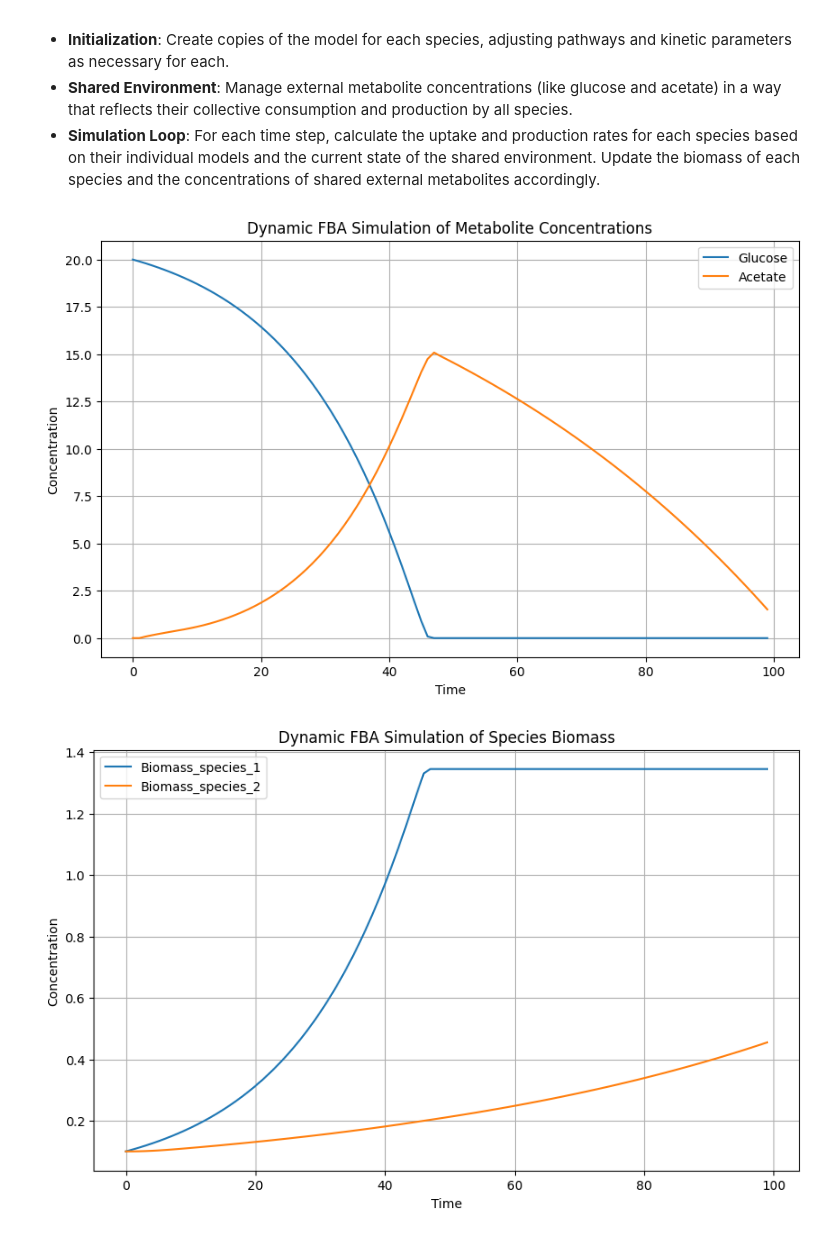
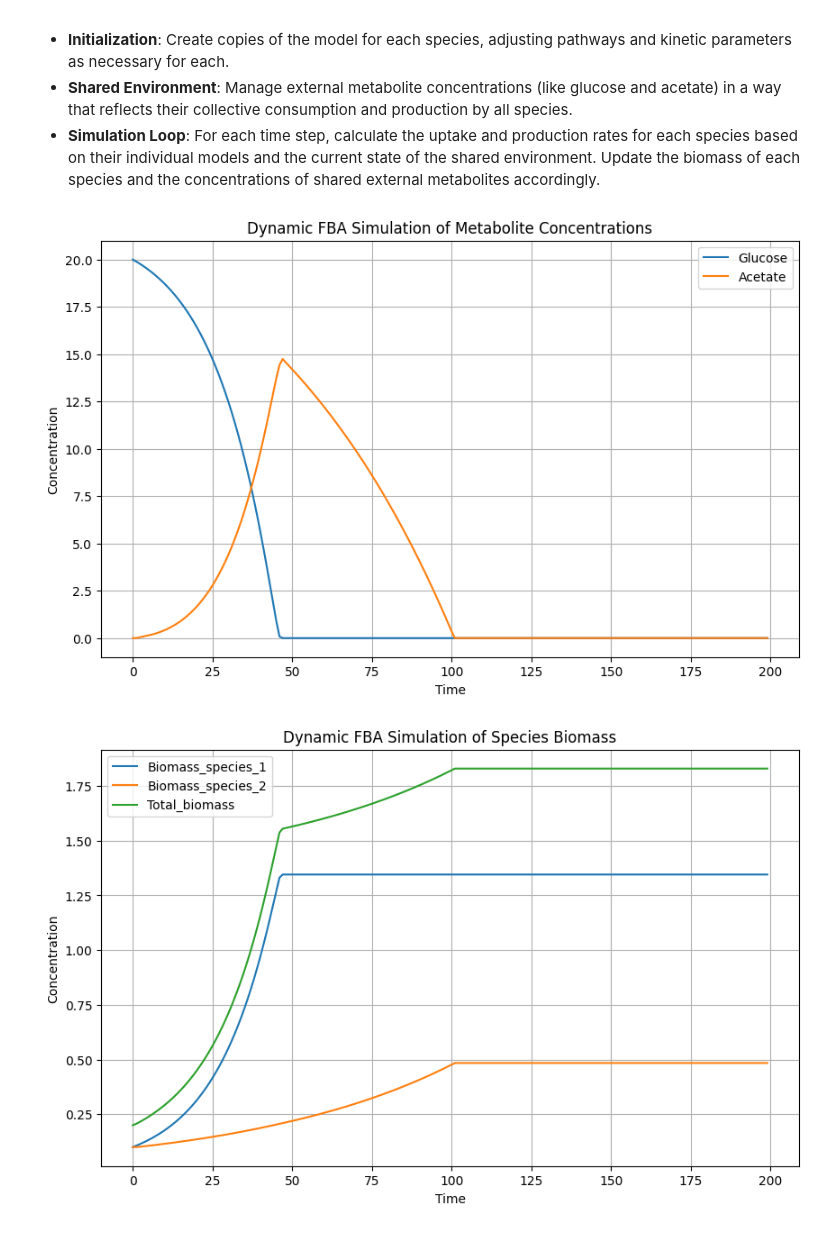
Before and after one commit to eagmon/notebook_tests, a Jupyter notebook: sim_study_guide_dfba.ipynb, the cells around one changed output. Saved outputs shown, nothing was run; the diff lists cells and outputs as text; code cells hidden in the pictures.

```diff
--- a/sim_study_guide_dfba.ipynb
+++ b/sim_study_guide_dfba.ipynb
@@ -17,10 +49,8 @@ def perform_dfba(
     dt,
     biomass_identifier='biomass',
 ):
-
     """
     Perform dynamic FBA (dFBA) simulation.
-    ...
     """
     results = {key: [value] for key, value in initial_conditions.items()}
 
@@ -166,11 +230,11 @@ initial_conditions = {
 # Km and Vmax for both species
 kinetic_params_species_1 = {
     'glucose': (0.5, 2),
-    'acetate': (0.05, 0.02)
+    'acetate': (0.5, 0.02)
 }
 kinetic_params_species_2 = {
-    'glucose': (0.05, 0.02),
-    'acetate': (0.8, 4)
+    'glucose': (0.5, 0.02),
+    'acetate': (0.05, 2)
 }  # Different kinetic params for species 2
 
 # which reactions are used
@@ -184,7 +248,7 @@ substrate_update_reactions_species_2 = {
 }
 
 # Define shared time points and dt
-t_n = 100 # number of time points
+t_n = 200 # number of time points
 dt = 0.5  # Time step, matching your setup
 time_points = list(range(0, t_n))  # Simulation time points, matching your setup
 
@@ -238,11 +302,14 @@ for t_i in range(1, len(time_points)):
 # %%
 # plot metabolites
 metabolite_results = {key: sim_results[key] for key in sim_results if key in ['glucose', 'acetate']}
 plot_dfba_results(time_points, metabolite_results, title='Dynamic FBA Simulation of Metabolite Concentrations')
 
 # plot biomass
 biomass_results = {key: sim_results[key] for key in sim_results if 'biomass' in key}
+total_biomass = [sim_results['biomass_species_1'][i] + sim_results['biomass_species_2'][i] for i in range(len(time_points))]
+biomass_results['total_biomass'] = total_biomass
+
 plot_dfba_results(time_points, biomass_results, title='Dynamic FBA Simulation of Species Biomass')
 # %% [output]
-[figure, old version]
+[figure, new version]
-[figure, old version]
+[figure, new version]
```
Also changed, not shown: parts of 6 cells of this notebook, 2 other files.
